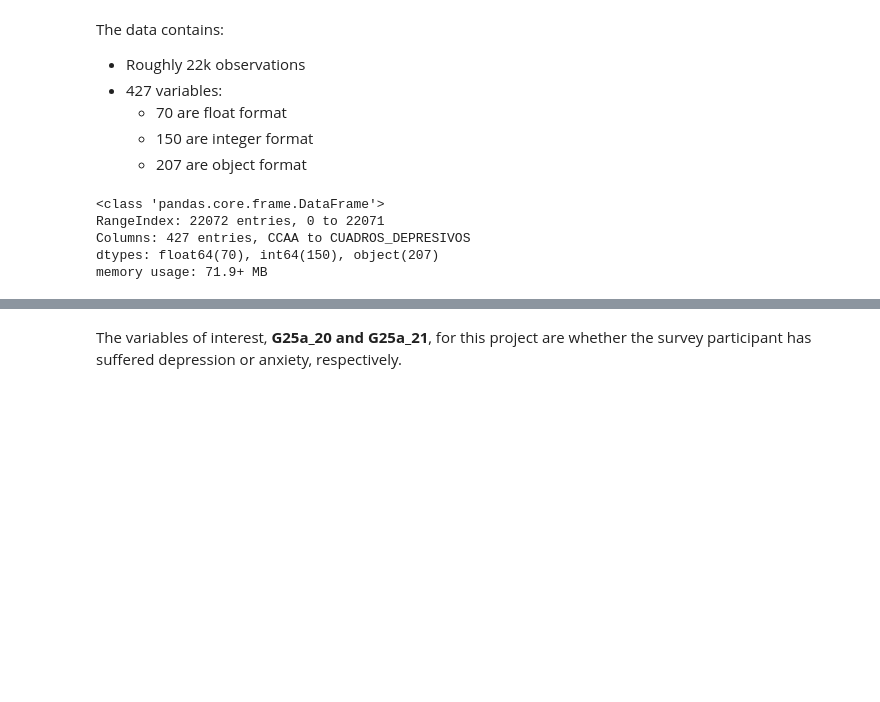
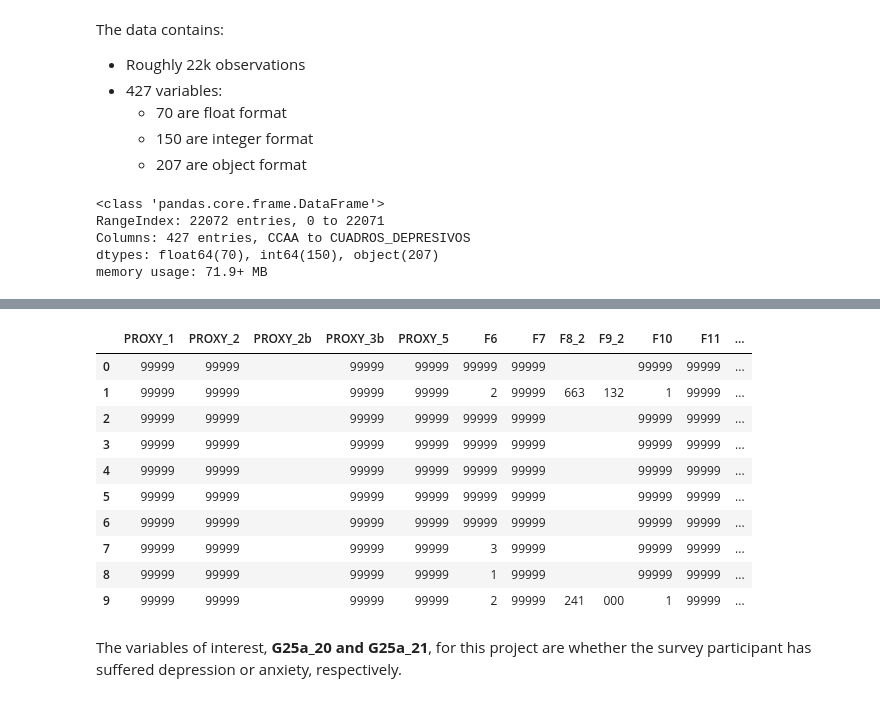
Before and after one commit to linama2593/mental_health_spain, a Jupyter notebook: src/recogida_datos.ipynb, the cells around one changed output, grey strips where cells are left out. Cells and saved outputs as stored; diff of their text form; code cells hidden in the pictures; blank space fills up the shorter version.

```diff
--- a/src/recogida_datos.ipynb
+++ b/src/recogida_datos.ipynb
@@ -107,3 +119,19 @@ df.head(10)
+# %%
+df_object = df.select_dtypes(include=['object'])
+df_object.replace(' ', '99999', inplace=True)
+df_object.head(10)
+# %% [output]
+|  | PROXY_1 | PROXY_2 | PROXY_2b | PROXY_3b | PROXY_5 | F6 | F7 | F8_2 | F9_2 | F10 | F11 | ... |
+| 0 | 99999 | 99999 |  | 99999 | 99999 | 99999 | 99999 |  |  | 99999 | 99999 | ... |
+| 1 | 99999 | 99999 |  | 99999 | 99999 | 2 | 99999 | 663 | 132 | 1 | 99999 | ... |
+| 2 | 99999 | 99999 |  | 99999 | 99999 | 99999 | 99999 |  |  | 99999 | 99999 | ... |
+| 3 | 99999 | 99999 |  | 99999 | 99999 | 99999 | 99999 |  |  | 99999 | 99999 | ... |
+| 4 | 99999 | 99999 |  | 99999 | 99999 | 99999 | 99999 |  |  | 99999 | 99999 | ... |
+| 5 | 99999 | 99999 |  | 99999 | 99999 | 99999 | 99999 |  |  | 99999 | 99999 | ... |
+| 6 | 99999 | 99999 |  | 99999 | 99999 | 99999 | 99999 |  |  | 99999 | 99999 | ... |
+| 7 | 99999 | 99999 |  | 99999 | 99999 | 3 | 99999 |  |  | 99999 | 99999 | ... |
+| 8 | 99999 | 99999 |  | 99999 | 99999 | 1 | 99999 |  |  | 99999 | 99999 | ... |
+| 9 | 99999 | 99999 |  | 99999 | 99999 | 2 | 99999 | 241 | 000 | 1 | 99999 | ... |
 # %% [markdown]
 The variables of interest, **G25a_20 and G25a_21**, for this project are whether the survey participant has suffered depression or anxiety, respectively.
 # %%
```
Also changed, not shown: parts of 7 cells of this notebook.
